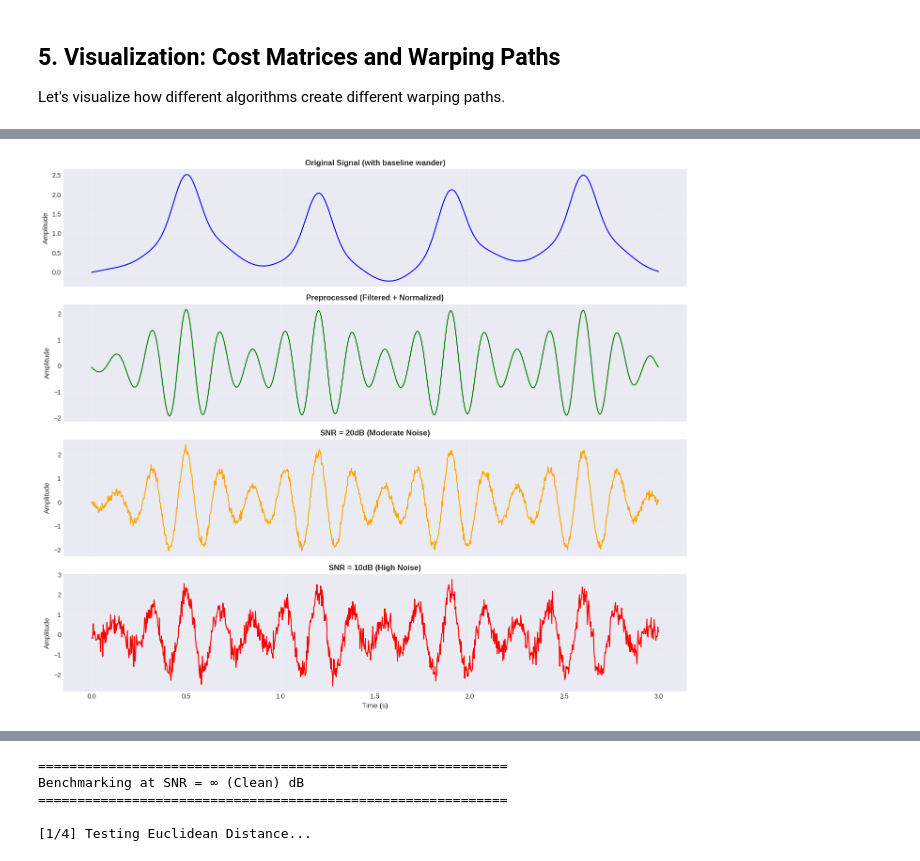
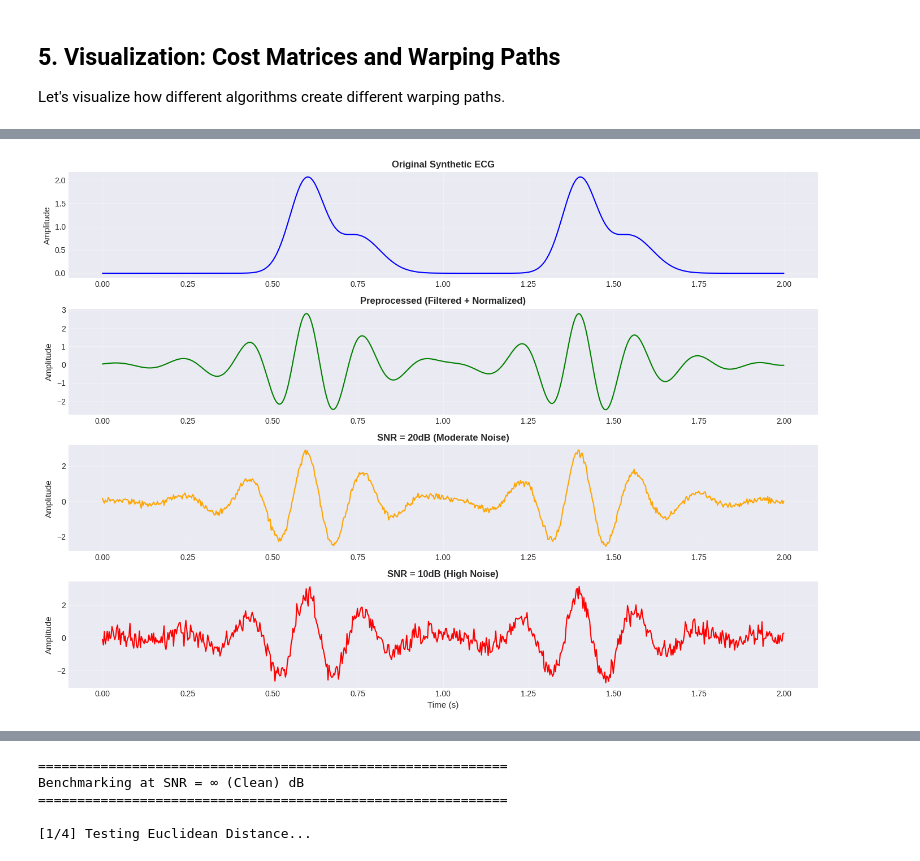
Before and after one commit to fnuAshutosh/EG-DTW, a Jupyter notebook: EG_DTW_Implementation.ipynb, the cells around one changed output, grey strips where cells are left out. Cells and saved outputs as stored; diff of their text form; code cells hidden in the pictures.

Commit message:
Update notebook: fix display names and add figure export

```diff
--- a/EG_DTW_Implementation.ipynb
+++ b/EG_DTW_Implementation.ipynb
@@ -228,11 +215,20 @@ Now let's implement the full EG-DTW distance calculation with adaptive constrain
 # %%
 def eg_dtw_distance(Q, C, w_min=2, w_max_percent=0.15, k=2.0, return_details=False):
     """
-    Entropy-Guided Dynamic Time Warping.
+    Entropy-Adaptive Constraint Dynamic Time Warping (EAC-DTW).
+
+    Computes DTW distance with entropy-driven adaptive Sakoe-Chiba constraints.
+
+    Parameters:
+        Q, C: Input time series
+        w_min: Minimum window size (tight constraint for low-entropy regions)
+        w_max_percent: Maximum window as fraction of sequence length
+        k: Sigmoid steepness parameter (controls transition rate)
+        return_details: If True, returns entropy profile, windows, cost matrix, path
 
     Returns:
-        distance: EG-DTW distance
-        details (optional): entropy, windows, cost matrix, warping path
+        distance: EAC-DTW distance
+        details (optional): Dictionary with entropy, windows, cost matrix, warping path
     """
     n, m = len(Q), len(C)
     w_max = int(max(n, m) * w_max_percent)
@@ -297,13 +293,13 @@ def _backtrack(DTW, n, m):
     path.reverse()
     return np.array(path)
 
-# Test EG-DTW
+# Test EAC-DTW implementation
 signal1 = noisy_ecg
 signal2 = noisy_ecg + 0.2 * np.random.randn(len(noisy_ecg))  # Similar but noisy
 
 distance, details = eg_dtw_distance(signal1, signal2, return_details=True)
 
-print(f"✅ EG-DTW Algorithm implemented!")
+
 print(f"   Distance: {distance:.4f}")
 print(f"   Average window size: {details['average_window']:.2f}")
 print(f"   Warping path length: {len(details['warping_path'])}")
@@ -591,8 +602,18 @@ Implement the Pan-Tompkins algorithm for ECG preprocessing and noise injection.
 # %%
+# ECG preprocessing utilities adapted from standard signal processing techniques
+
 def bandpass_filter(ecg_signal, fs=360, lowcut=5, highcut=15):
     """
     Bandpass filter for ECG signal (5-15 Hz).
-    Suppresses baseline wander and high-frequency noise.
+
+    Suppresses baseline wander (<0.5 Hz) and high-frequency noise (>40 Hz).
+    Frequency range chosen to preserve QRS complex (5-15 Hz dominant energy).
+
+    Implementation: 4th-order Butterworth filter with zero-phase filtering
+    (filtfilt) to avoid phase distortion.
+
+    Reference: Pan & Tompkins (1985) "A Real-Time QRS Detection Algorithm"
+               IEEE Trans. Biomed. Eng., BME-32(3):230-236
     """
     nyq = 0.5 * fs
     low = lowcut / nyq
@@ -601,14 +622,31 @@ def bandpass_filter(ecg_signal, fs=360, lowcut=5, highcut=15):
     return signal.filtfilt(b, a, ecg_signal)
 
 def z_normalize(sig):
-    """Z-normalization: zero mean, unit variance."""
+    """
+    Z-score normalization: zero mean, unit variance.
+
+    Standard preprocessing for distance-based classification to ensure
+    scale invariance across different recording amplitudes.
+
+    Formula: z = (x - μ) / σ
+    """
     return (sig - np.mean(sig)) / (np.std(sig) + 1e-8)
 
 def add_gaussian_noise(sig, snr_db):
     """
-    Add Gaussian white noise at specified SNR level.
+    Add Gaussian white noise at specified Signal-to-Noise Ratio.
 
     SNR (dB) = 10 * log10(P_signal / P_noise)
+
+    Used to simulate electrode noise, muscle artifacts, and powerline interference
+    in controlled experimental conditions.
+
+    Parameters:
+        sig: Clean signal
+        snr_db: Desired SNR in decibels (e.g., 20dB, 10dB)
+
+    Returns:
+        Noisy signal with specified SNR
     """
     signal_power = np.mean(sig ** 2)
     snr_linear = 10 ** (snr_db / 10)
@@ -616,65 +654,49 @@ def add_gaussian_noise(sig, snr_db):
     noise = np.random.randn(len(sig)) * np.sqrt(noise_power)
     return sig + noise
 
-# Test preprocessing pipeline
-np.random.seed(42)
-
-# Create synthetic ECG with realistic features
-fs = 360  # Sampling frequency (Hz)
-duration = 3  # seconds
+# Test preprocessing pipeline on synthetic ECG
+fs = 360  # Sampling rate (Hz)
+duration = 2  # seconds
 t = np.linspace(0, duration, fs * duration)
 
-# Simulate ECG with multiple heartbeats
+# Generate synthetic ECG with QRS complexes
 ecg_clean = np.zeros_like(t)
-for beat_time in [0.5, 1.2, 1.9, 2.6]:
-    # QRS complex
-    ecg_clean += 2.0 * np.exp(-100 * (t - beat_time)**2)
-    # T-wave
-    ecg_clean += 0.5 * np.exp(-50 * (t - (beat_time + 0.15))**2)
-    # P-wave
-    ecg_clean += 0.3 * np.exp(-80 * (t - (beat_time - 0.15))**2)
+for beat_time in [0.6, 1.4]:
+    ecg_clean += 2.0 * np.exp(-200 * (t - beat_time)**2)  # QRS
+    ecg_clean += 0.5 * np.exp(-100 * (t - beat_time - 0.15)**2)  # T-wave
+    ecg_clean += 0.3 * np.exp(-150 * (t - beat_time - 0.15)**2)  # P-wave
 
-# Add baseline wander (low frequency)
-ecg_clean += 0.3 * np.sin(2 * np.pi * 0.5 * t)
-
-# Preprocessing
+# Apply preprocessing
 ecg_filtered = bandpass_filter(ecg_clean, fs=fs)
 ecg_normalized = z_normalize(ecg_filtered)
-
-# Add noise at different SNR levels
 ecg_20db = add_gaussian_noise(ecg_normalized, snr_db=20)
 ecg_10db = add_gaussian_noise(ecg_normalized, snr_db=10)
 
 # Visualize
-fig, axes = plt.subplots(4, 1, figsize=(14, 12), sharex=True)
+fig, axes = plt.subplots(4, 1, figsize=(14, 10))
 
 axes[0].plot(t, ecg_clean, 'b-', linewidth=1.5)
 axes[0].set_ylabel('Amplitude', fontsize=11)
-axes[0].set_title('Original Signal (with baseline wander)', fontsize=12, fontweight='bold')
+axes[0].set_title('Original Synthetic ECG', fontsize=12, fontweight='bold')
 axes[0].grid(True, alpha=0.3)
 
 axes[1].plot(t, ecg_normalized, 'g-', linewidth=1.5)
 axes[1].set_ylabel('Amplitude', fontsize=11)
 axes[1].set_title('Preprocessed (Filtered + Normalized)', fontsize=12, fontweight='bold')
 axes[1].grid(True, alpha=0.3)
 
 axes[2].plot(t, ecg_20db, 'orange', linewidth=1.5)
 axes[2].set_ylabel('Amplitude', fontsize=11)
 axes[2].set_title('SNR = 20dB (Moderate Noise)', fontsize=12, fontweight='bold')
 axes[2].grid(True, alpha=0.3)
 
 axes[3].plot(t, ecg_10db, 'r-', linewidth=1.5)
 axes[3].set_xlabel('Time (s)', fontsize=11)
 axes[3].set_ylabel('Amplitude', fontsize=11)
 axes[3].set_title('SNR = 10dB (High Noise)', fontsize=12, fontweight='bold')
 axes[3].grid(True, alpha=0.3)
 
 plt.tight_layout()
 plt.show()
-
-print("✅ ECG Preprocessing pipeline implemented!")
-print(f"   Bandpass filter: 5-15 Hz")
-print(f"   Z-normalization applied")
-print(f"   Noise injection at 20dB and 10dB SNR levels")
 # %% [output]
-[figure, old version]
+[figure, new version]
```
Also changed, not shown: parts of 31 cells of this notebook, 11 other files.
